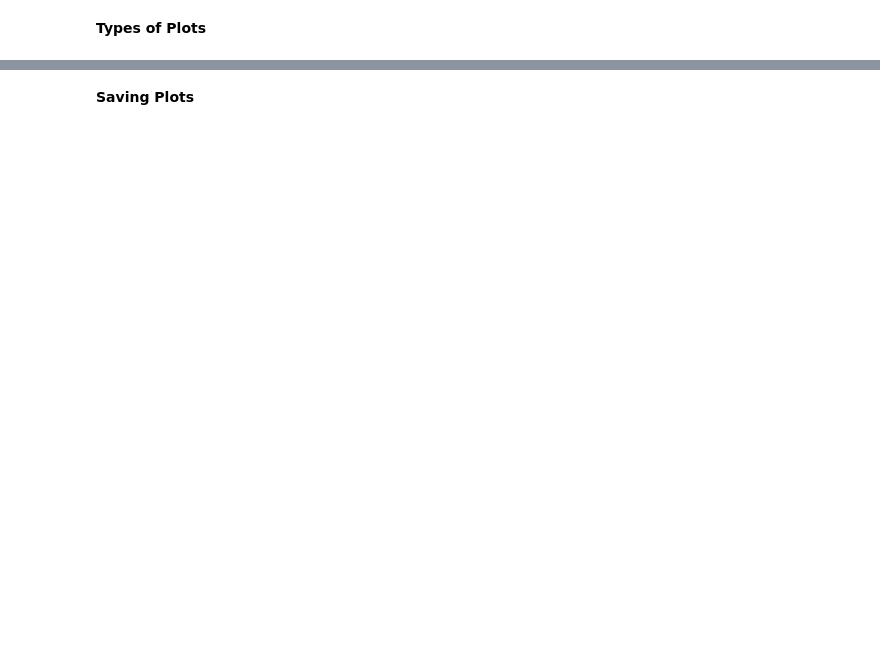
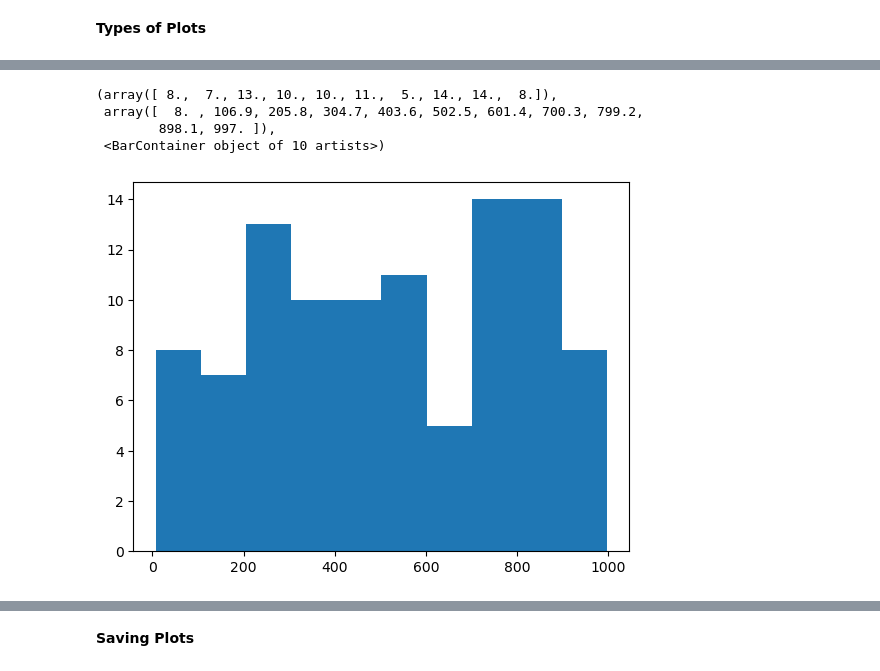
Before and after one commit to ayush2041/Data-Visualization, a Jupyter notebook: Matplotlib.ipynb, the cells around one changed output, grey strips where cells are left out. Saved outputs shown, nothing was run; the diff lists cells and outputs as text; code cells hidden in the pictures; blank space fills up the shorter version.

```diff
--- a/Matplotlib.ipynb
+++ b/Matplotlib.ipynb
@@ -49,0 +55,10 @@ axis2.plot(x,y)
+# %%
+from random import sample
+data = sample(range(1,1000),100)
+plt.hist(data)
+# %% [output]
+(array([ 8.,  7., 13., 10., 10., 11.,  5., 14., 14.,  8.]),
+ array([  8. , 106.9, 205.8, 304.7, 403.6, 502.5, 601.4, 700.3, 799.2,
+        898.1, 997. ]),
+ <BarContainer object of 10 artists>)
+[figure, added]
```
Also changed, not shown: parts of 9 cells of this notebook, 3 other files.
